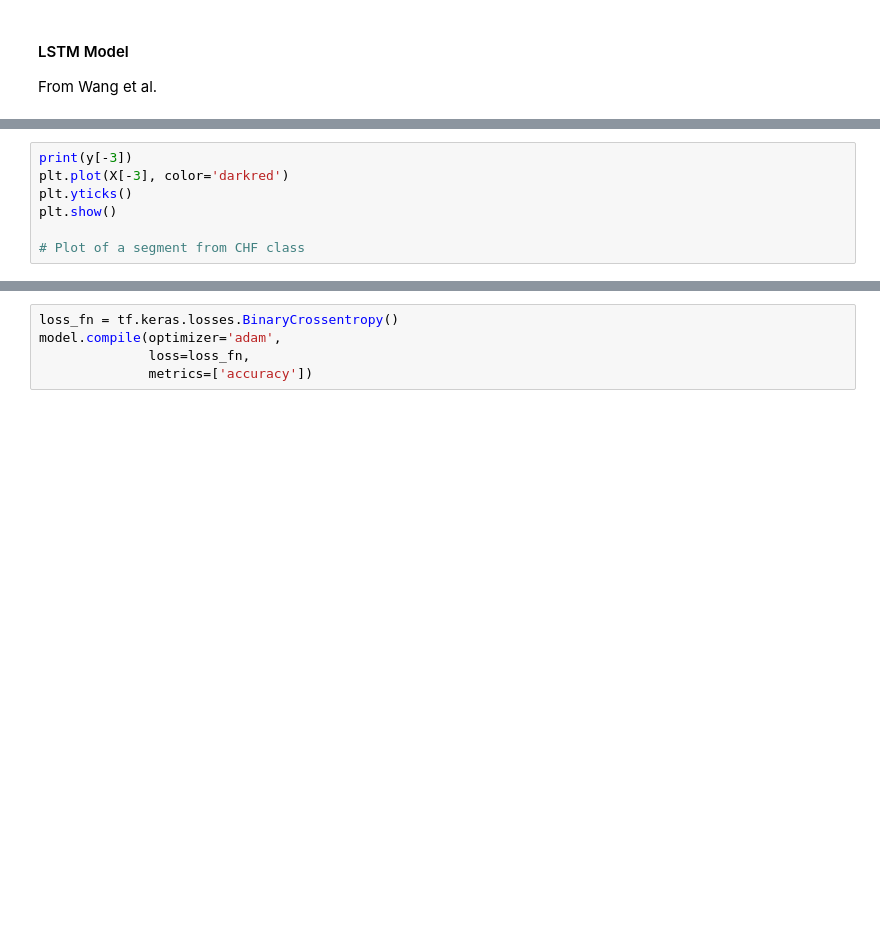
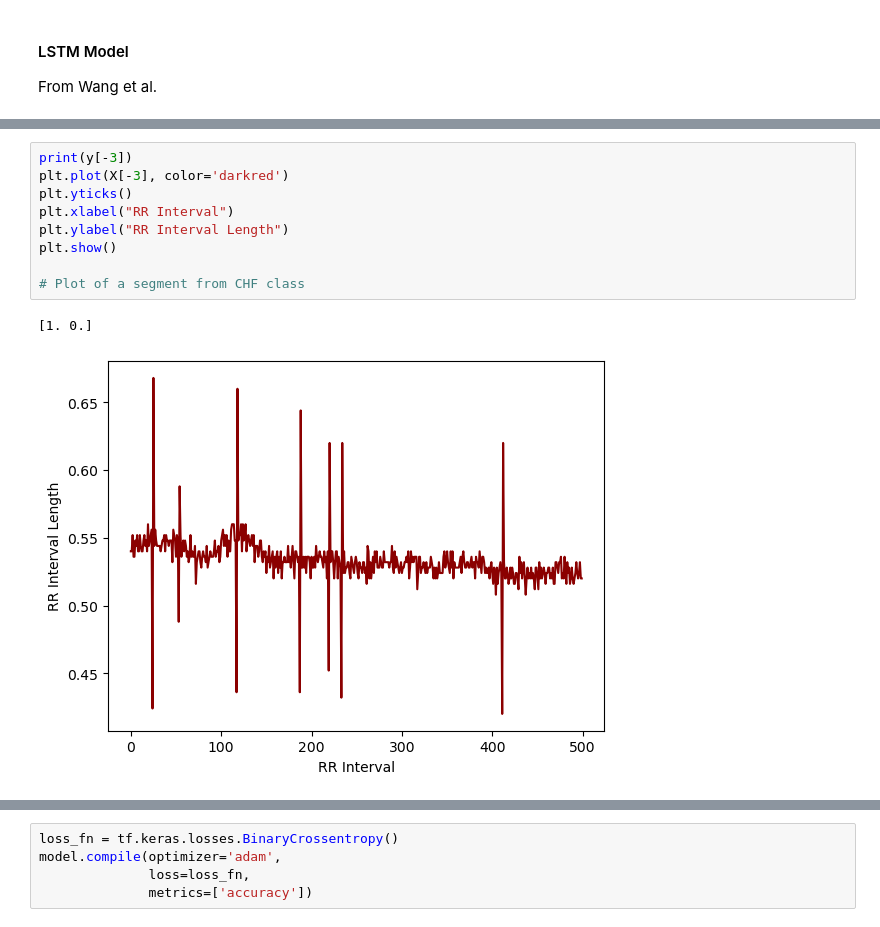
Before and after one commit to rush17m/listen_to_your_heart, a Jupyter notebook: lstm.ipynb, the cells around one changed output, grey strips where cells are left out. Drawn from its saved outputs; the diff is of its cells as text; blank space fills up the shorter version.

```diff
--- a/lstm.ipynb
+++ b/lstm.ipynb
@@ -70,10 +82,15 @@ plt.show()
 # %%
 print(y[-3])
 plt.plot(X[-3], color='darkred')
 plt.yticks()
+plt.xlabel("RR Interval")
+plt.ylabel("RR Interval Length")
 plt.show()
 
 # Plot of a segment from CHF class
+# %% [output]
+[1. 0.]
+[figure, added]
 # %%
 from sklearn.model_selection import train_test_split
 from sklearn import preprocessing
```
Also changed, not shown: parts of 8 cells of this notebook, 2 other files.
